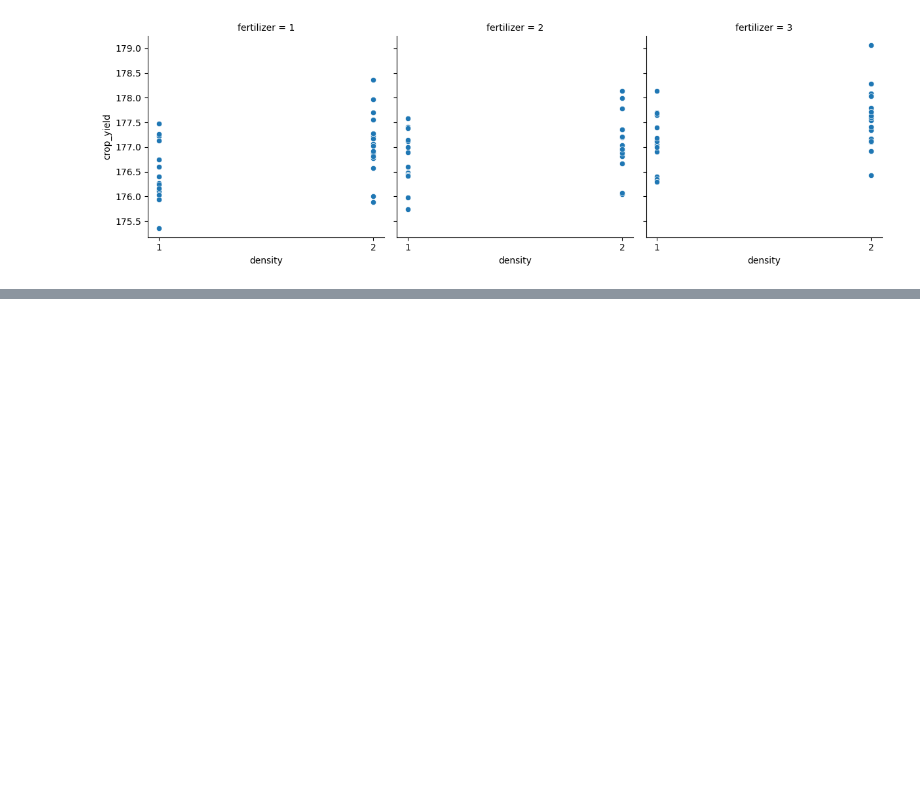
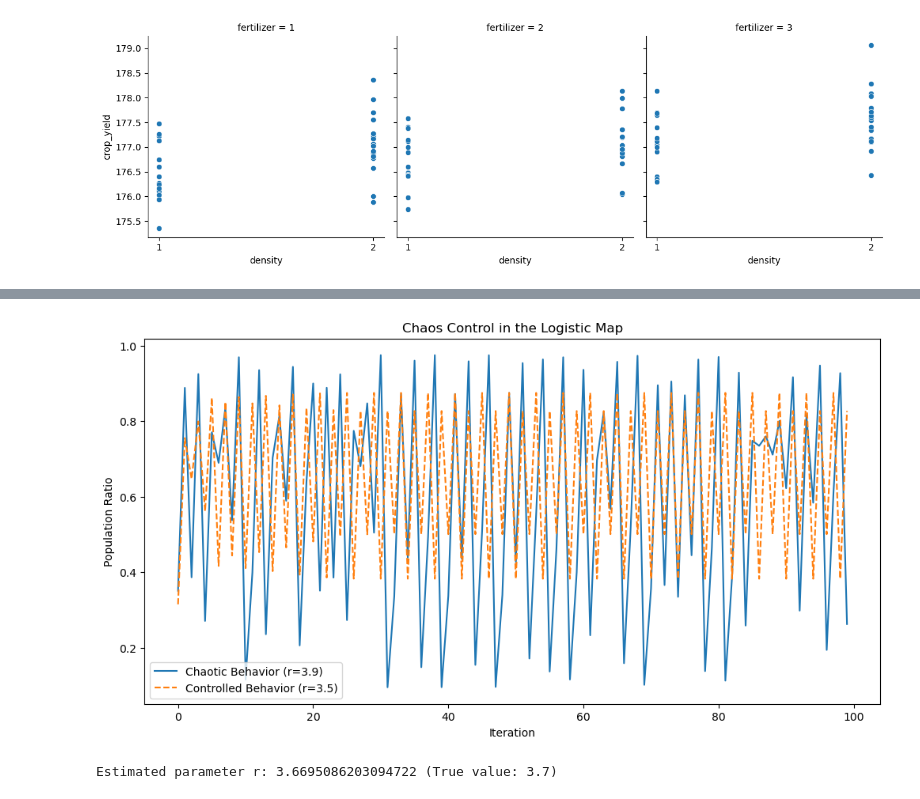
Before and after one commit to DiogoRibeiro7/Medium-Blog, a Jupyter notebook: anova_analysis/anova_analysis.ipynb, the cells around one changed output, grey strips where cells are left out. Saved outputs shown, nothing was run; the diff lists cells and outputs as text; code cells hidden in the pictures; blank space fills up the shorter version.

```diff
--- a/anova_analysis/anova_analysis.ipynb
+++ b/anova_analysis/anova_analysis.ipynb
@@ -492,0 +542,52 @@ KeyError: 'crop_yield'
+# %%
+import numpy as np
+import matplotlib.pyplot as plt
+
+# Logistic map function
+def logistic_map(r, x, n_iter):
+    """Generates n_iter iterations of the logistic map."""
+    iterations = np.zeros(n_iter)
+    for i in range(n_iter):
+        x = r * x * (1 - x)
+        iterations[i] = x
+    return iterations
+
+# Parameters
+r_chaotic = 3.9  # Parameter for chaotic behavior
+r_control = 3.5  # Adjusted parameter for control (less chaotic)
+x0 = 0.1  # Initial condition
+n_iter = 100  # Number of iterations
+
+# Generate iterations
+chaotic_behavior = logistic_map(r_chaotic, x0, n_iter)
+controlled_behavior = logistic_map(r_control, x0, n_iter)
+
+# Plotting
+plt.figure(figsize=(12, 6))
+plt.plot(chaotic_behavior, label=f'Chaotic Behavior (r={r_chaotic})')
+plt.plot(controlled_behavior, label=f'Controlled Behavior (r={r_control})', linestyle='--')
+plt.title('Chaos Control in the Logistic Map')
+plt.xlabel('Iteration')
+plt.ylabel('Population Ratio')
+plt.legend()
+plt.show()
+# %% [output]
+[figure, added]
+# %%
+from scipy.optimize import minimize
+
+# Assume this is the observed data (for simplicity, using the logistic map)
+r_true = 3.7  # True parameter value used to generate the data
+data = logistic_map(r_true, x0, n_iter)
+
+# Objective function: sum of squared differences between model and observed data
+def objective_function(r, data, x0, n_iter):
+    model_data = logistic_map(r, x0, n_iter)
+    return np.sum((data - model_data) ** 2)
+
+# Parameter estimation
+result = minimize(objective_function, x0=3.5, args=(data, x0, n_iter), bounds=[(2.5, 4.0)])
+
+print(f"Estimated parameter r: {result.x[0]} (True value: {r_true})")
+# %% [output]
+Estimated parameter r: 3.6695086203094722 (True value: 3.7)
```
Also changed, not shown: parts of 3 cells of this notebook.
